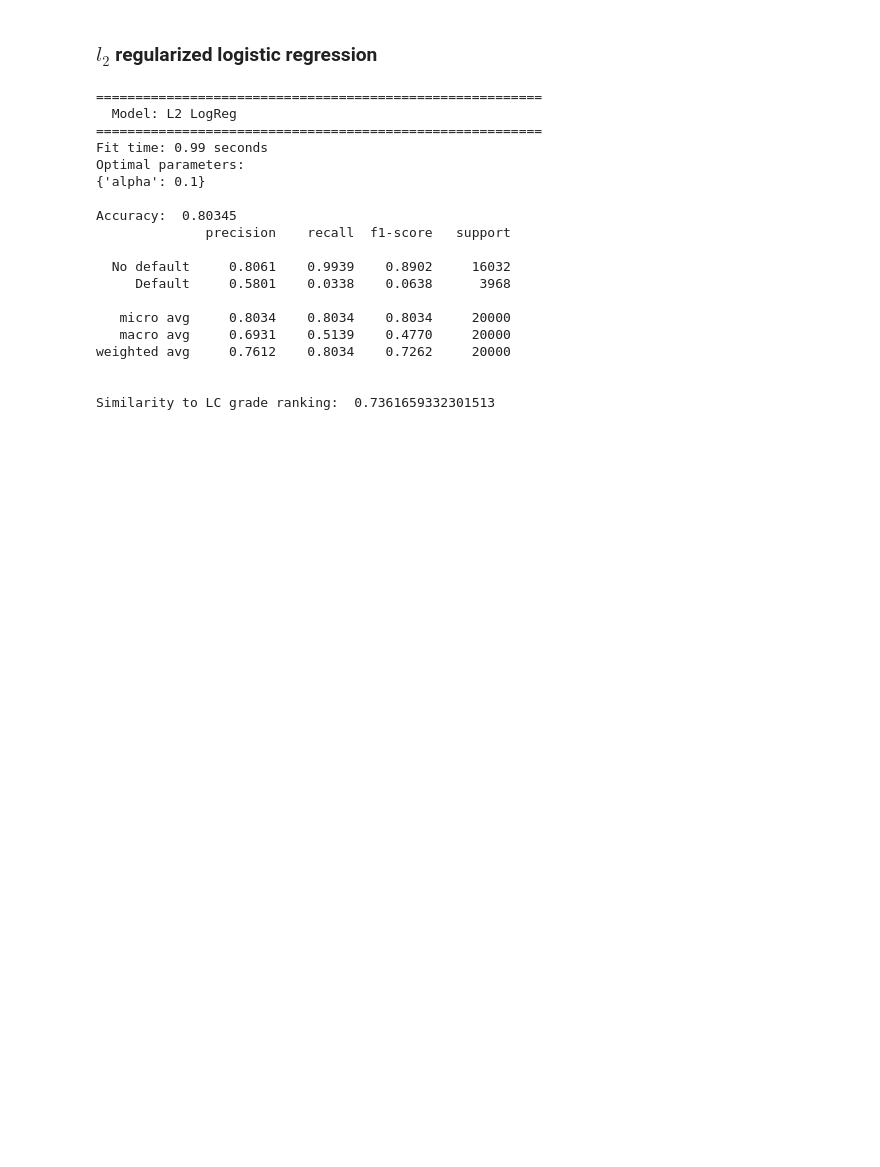
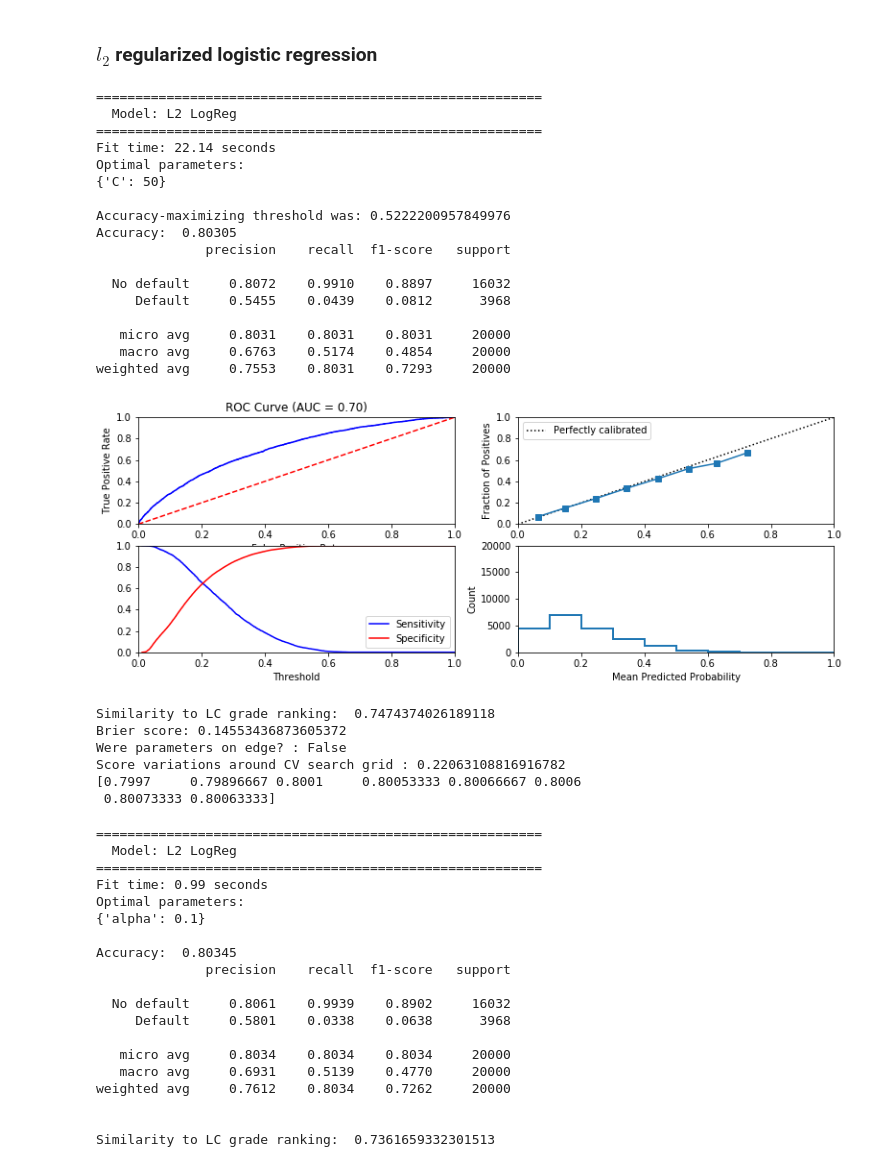
Before and after one commit to Oldyeller89/ML_PeerLending_CaseStudy, a Jupyter notebook: Phase3/CS-Phase 3-Rev2.ipynb, the cells around one changed output. Drawn from its saved outputs; the diff is of its cells as text; code cells hidden in the pictures; blank space fills up the shorter version.

```diff
--- a/Phase3/CS-Phase 3-Rev2.ipynb
+++ b/Phase3/CS-Phase 3-Rev2.ipynb
@@ -586,5 +586,38 @@ Score variations around CV search grid : 0.21647724907371718
 # %% [markdown]
 ### $l_2$ regularized logistic regression
+# %%
+## Train and test a l_1 regularized logistic regression classifier
+l2_logistic = LogisticRegression(penalty='l2')
+cv_parameters = {'C': [0.01,0.1,1,5,10,20,50,100]}
+
+l2_logistic = fit_classification(model=l2_logistic,data_dict=data_dict,
+                    cv_parameters=cv_parameters,model_name="L2 LogReg",
+                    random_state=default_seed,output_to_file=True,print_to_screen=True)
+# %% [output]
+=========================================================
+  Model: L2 LogReg
+=========================================================
+Fit time: 22.14 seconds
+Optimal parameters:
+{'C': 50}
+
+Accuracy-maximizing threshold was: 0.5222200957849976
+Accuracy:  0.80305
+              precision    recall  f1-score   support
+
+  No default     0.8072    0.9910    0.8897     16032
+     Default     0.5455    0.0439    0.0812      3968
+
+   micro avg     0.8031    0.8031    0.8031     20000
+   macro avg     0.6763    0.5174    0.4854     20000
+weighted avg     0.7553    0.8031    0.7293     20000
+[figure, added]
+Similarity to LC grade ranking:  0.7474374026189118
+Brier score: 0.14553436873605372
+Were parameters on edge? : False
+Score variations around CV search grid : 0.22063108816916782
+[0.7997     0.79896667 0.8001     0.80053333 0.80066667 0.8006
+ 0.80073333 0.80063333]
 # %%
 ## Train and test a l_2 regularized logistic regression classifier
 l2_logistic = RidgeClassifier()
```
Also changed, not shown: parts of 14 cells of this notebook, 6 other files.
